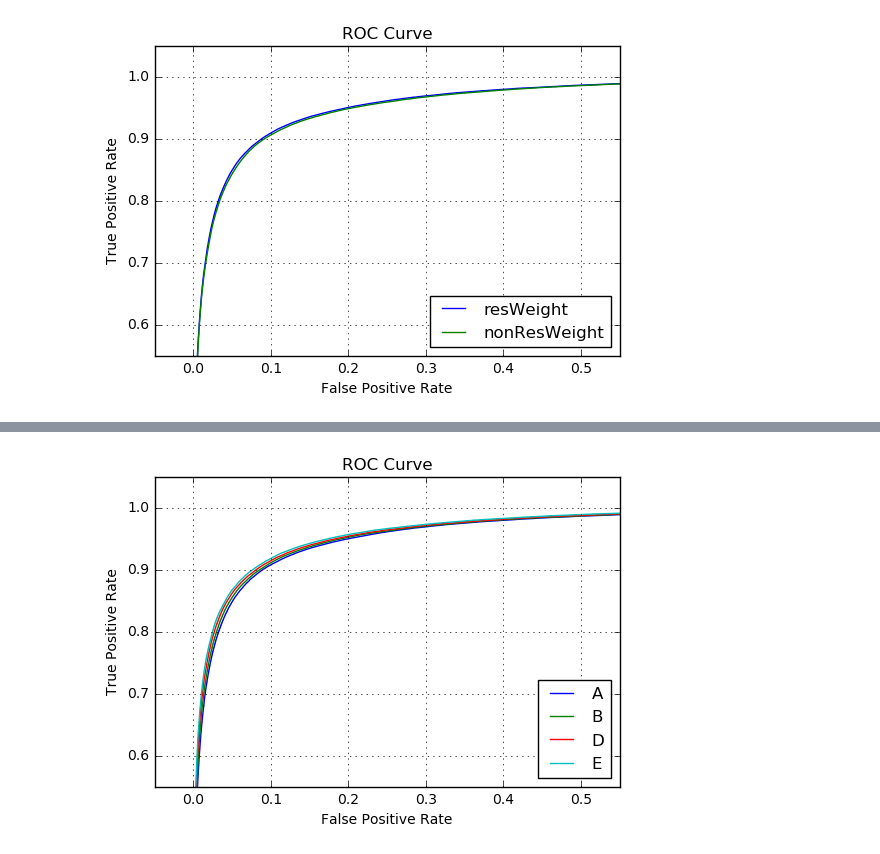
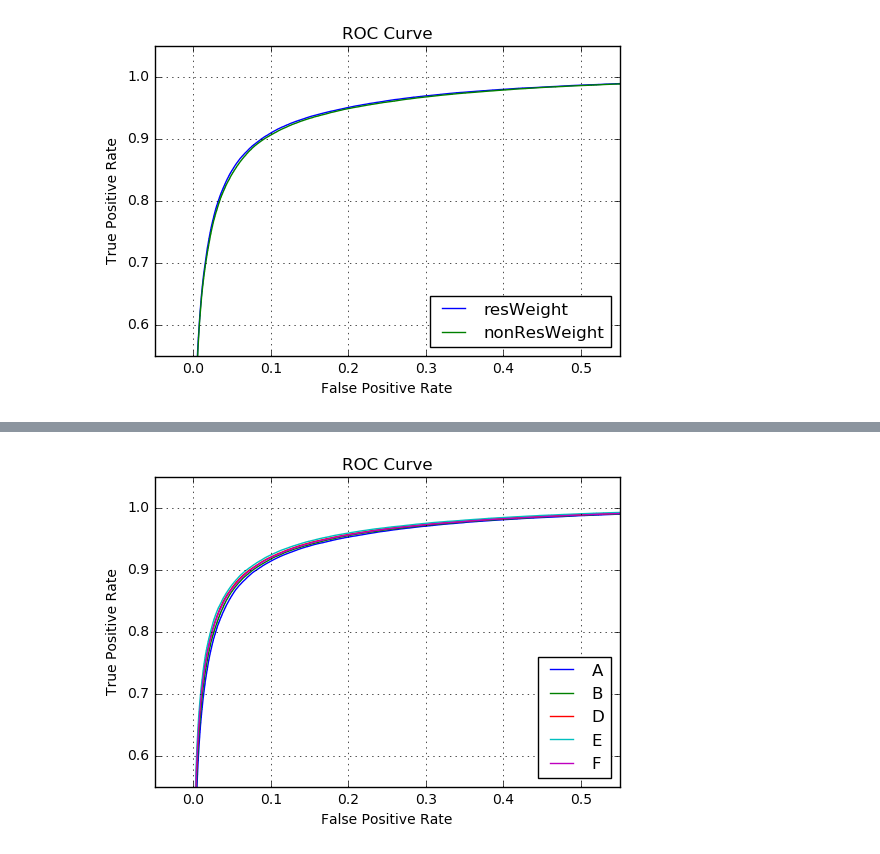
Before and after one commit to michelif/HHbbgg_ETH, a Jupyter notebook: Training/notebooks/compareSavedClassifier.ipynb, the cells around one changed output, grey strips where cells are left out. Saved outputs shown, nothing was run; the diff lists cells and outputs as text; code cells hidden in the pictures.

```diff
--- a/Training/notebooks/compareSavedClassifier.ipynb
+++ b/Training/notebooks/compareSavedClassifier.ipynb
@@ -13,6 +13,10 @@ loaded_model_A = joblib.load(os.path.expanduser('~/HHbbgg_ETH/Training/output_fi
 loaded_model_B = joblib.load(os.path.expanduser('~/HHbbgg_ETH/Training/output_files/allMC_resWeighting_B.pkl'))
 loaded_model_D = joblib.load(os.path.expanduser('~/HHbbgg_ETH/Training/output_files/allMC_resWeighting_D.pkl'))
 loaded_model_E = joblib.load(os.path.expanduser('~/HHbbgg_ETH/Training/output_files/allMC_resWeighting_E.pkl'))
+loaded_model_F = joblib.load(os.path.expanduser('~/HHbbgg_ETH/Training/output_files/allMC_resWeighting_F.pkl'))
+
 
 loaded_model_opt = joblib.load(os.path.expanduser('~/HHbbgg_ETH/Training/output_files/allMC_resWeighting_optimized.pkl'))
+
+print loaded_model_E
 # %% [output]
@@ -218,3 +214,10 @@ fpr_dipho_D,tpr_dipho_D = utils.plotting.plot_roc_curve_multiclass_singleBkg(X_t
 # %%
 fpr_gJ_E,tpr_gJ_E = utils.plotting.plot_roc_curve_multiclass_singleBkg(X_total_test,y_total_test,loaded_model_E,-2,outString="xgbr_gJets_w",weights=w_total_test)
 fpr_dipho_E,tpr_dipho_E = utils.plotting.plot_roc_curve_multiclass_singleBkg(X_total_test,y_total_test,loaded_model_E,-1,outString="xgbr_diphotons",weights=w_total_test)
+# %%
+fpr_gJ_F,tpr_gJ_F = utils.plotting.plot_roc_curve_multiclass_singleBkg(X_total_test,y_total_test,loaded_model_F,-2,outString="xgbr_gJets_resWeight_optimized_F",weights=w_total_test)
+plt.show()
+fpr_dipho_F,tpr_dipho_F = utils.plotting.plot_roc_curve_multiclass_singleBkg(X_total_test,y_total_test,loaded_model_F,-1,outString="xgbr_diphotonsresWeight_optimized_F",weights=w_total_test)
+plt.show()
+utils.plotting.plot_classifier_output(loaded_model_F,X_total_train,X_total_test,y_total_train,y_total_test,outString="xbrg_resWeight_optimized_F")
+plt.show()
@@ -221,25 +228,28 @@ fpr_dipho_E,tpr_dipho_E = utils.plotting.plot_roc_curve_multiclass_singleBkg(X_t
 # %%
+import matplotlib.pyplot as plt
+
 plt.plot(fpr_dipho_A, tpr_dipho_A, lw=1, label='A')
 plt.plot(fpr_dipho_B, tpr_dipho_B, lw=1, label='B')
 plt.plot(fpr_dipho_D, tpr_dipho_D, lw=1, label='D')
 plt.plot(fpr_dipho_E, tpr_dipho_E, lw=1, label='E')
+plt.plot(fpr_dipho_F, tpr_dipho_F, lw=1, label='F')
 
 
 plt.xlim([-0.05, 0.55])
 plt.ylim([0.55, 1.05])
 plt.xlabel('False Positive Rate')
 plt.ylabel('True Positive Rate')
 plt.title('ROC Curve')
 plt.legend(loc="lower right")
 plt.grid()
 
 plt.show()
 
 outString = "comparison_resWeight_optimization_dipho_zoom"
 plt.savefig(utils.IO.plotFolder+"rocCurve"+"_"+str(outString)+".png")
 plt.savefig(utils.IO.plotFolder+"rocCurve"+"_"+str(outString)+".pdf")
 # %% [output]
-[figure, old version]
+[figure, new version]
 # %%
 plt.plot(fpr_gJ_A, tpr_gJ_A, lw=1, label='A')
 plt.plot(fpr_gJ_B, tpr_gJ_B, lw=1, label='B')
```
Also changed, not shown: parts of 4 cells of this notebook, 5 other files.
